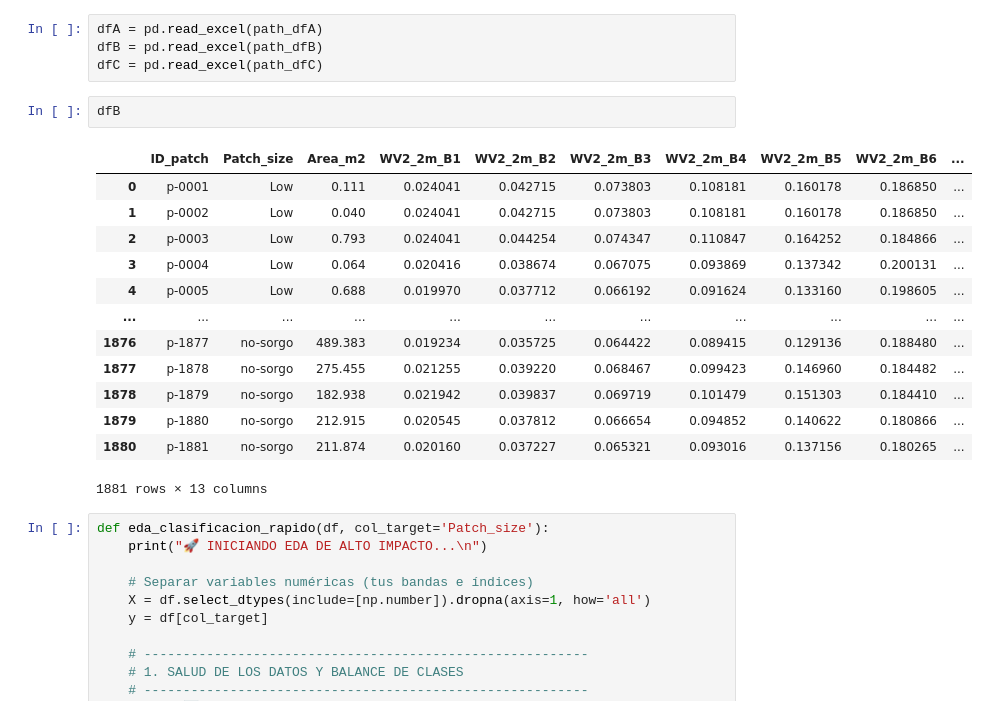
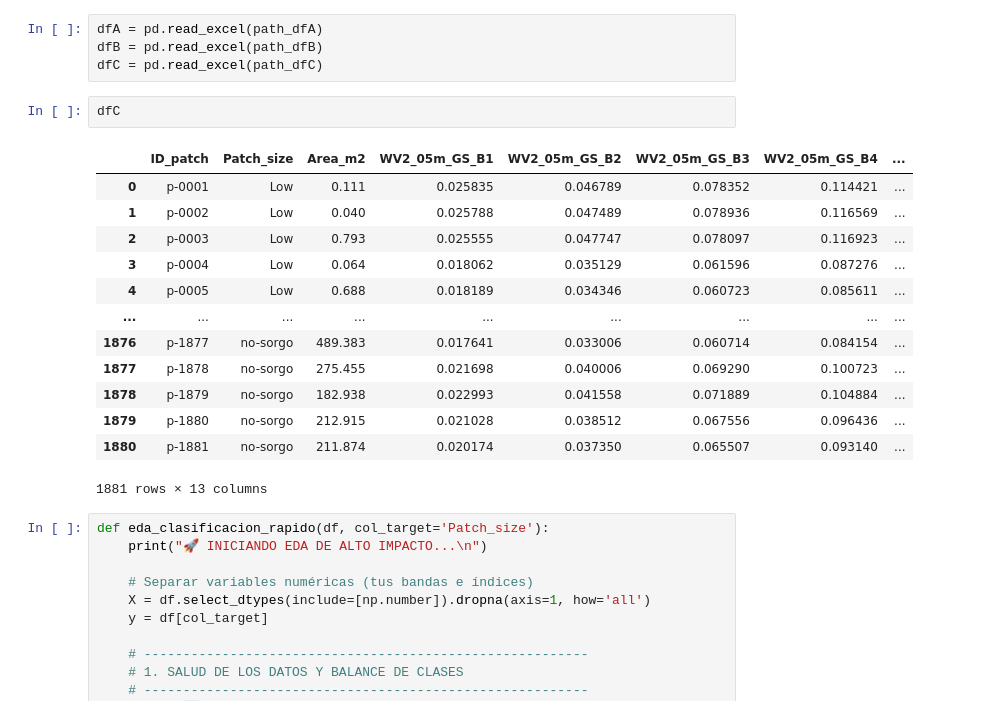
Before and after one commit to fjavierlopezc/vhr-satellite-weed-mapping, a Jupyter notebook: 03_pyscripts/EDA-1stA-SatByRes.ipynb, the cells around one changed output. Drawn from its saved outputs; the diff is of its cells as text.

```diff
--- a/03_pyscripts/EDA-1stA-SatByRes.ipynb
+++ b/03_pyscripts/EDA-1stA-SatByRes.ipynb
@@ -297,20 +297,20 @@ dfA = pd.read_excel(path_dfA)
 dfB = pd.read_excel(path_dfB)
 dfC = pd.read_excel(path_dfC)
 # %%
-dfB
+dfC
 # %% [output]
-|  | ID_patch | Patch_size | Area_m2 | WV2_2m_B1 | WV2_2m_B2 | WV2_2m_B3 | WV2_2m_B4 | WV2_2m_B5 | WV2_2m_B6 | ... |
-| 0 | p-0001 | Low | 0.111 | 0.024041 | 0.042715 | 0.073803 | 0.108181 | 0.160178 | 0.186850 | ... |
-| 1 | p-0002 | Low | 0.040 | 0.024041 | 0.042715 | 0.073803 | 0.108181 | 0.160178 | 0.186850 | ... |
-| 2 | p-0003 | Low | 0.793 | 0.024041 | 0.044254 | 0.074347 | 0.110847 | 0.164252 | 0.184866 | ... |
-| 3 | p-0004 | Low | 0.064 | 0.020416 | 0.038674 | 0.067075 | 0.093869 | 0.137342 | 0.200131 | ... |
-| 4 | p-0005 | Low | 0.688 | 0.019970 | 0.037712 | 0.066192 | 0.091624 | 0.133160 | 0.198605 | ... |
-| ... | ... | ... | ... | ... | ... | ... | ... | ... | ... | ... |
-| 1876 | p-1877 | no-sorgo | 489.383 | 0.019234 | 0.035725 | 0.064422 | 0.089415 | 0.129136 | 0.188480 | ... |
-| 1877 | p-1878 | no-sorgo | 275.455 | 0.021255 | 0.039220 | 0.068467 | 0.099423 | 0.146960 | 0.184482 | ... |
-| 1878 | p-1879 | no-sorgo | 182.938 | 0.021942 | 0.039837 | 0.069719 | 0.101479 | 0.151303 | 0.184410 | ... |
-| 1879 | p-1880 | no-sorgo | 212.915 | 0.020545 | 0.037812 | 0.066654 | 0.094852 | 0.140622 | 0.180866 | ... |
-| 1880 | p-1881 | no-sorgo | 211.874 | 0.020160 | 0.037227 | 0.065321 | 0.093016 | 0.137156 | 0.180265 | ... |
+|  | ID_patch | Patch_size | Area_m2 | WV2_05m_GS_B1 | WV2_05m_GS_B2 | WV2_05m_GS_B3 | WV2_05m_GS_B4 | ... |
+| 0 | p-0001 | Low | 0.111 | 0.025835 | 0.046789 | 0.078352 | 0.114421 | ... |
+| 1 | p-0002 | Low | 0.040 | 0.025788 | 0.047489 | 0.078936 | 0.116569 | ... |
+| 2 | p-0003 | Low | 0.793 | 0.025555 | 0.047747 | 0.078097 | 0.116923 | ... |
+| 3 | p-0004 | Low | 0.064 | 0.018062 | 0.035129 | 0.061596 | 0.087276 | ... |
+| 4 | p-0005 | Low | 0.688 | 0.018189 | 0.034346 | 0.060723 | 0.085611 | ... |
+| ... | ... | ... | ... | ... | ... | ... | ... | ... |
+| 1876 | p-1877 | no-sorgo | 489.383 | 0.017641 | 0.033006 | 0.060714 | 0.084154 | ... |
+| 1877 | p-1878 | no-sorgo | 275.455 | 0.021698 | 0.040006 | 0.069290 | 0.100723 | ... |
+| 1878 | p-1879 | no-sorgo | 182.938 | 0.022993 | 0.041558 | 0.071889 | 0.104884 | ... |
+| 1879 | p-1880 | no-sorgo | 212.915 | 0.021028 | 0.038512 | 0.067556 | 0.096436 | ... |
+| 1880 | p-1881 | no-sorgo | 211.874 | 0.020174 | 0.037350 | 0.065507 | 0.093140 | ... |
 1881 rows × 13 columns
 # %%
 def eda_clasificacion_rapido(df, col_target='Patch_size'):
```
Also changed, not shown: parts of 5 cells of this notebook.
